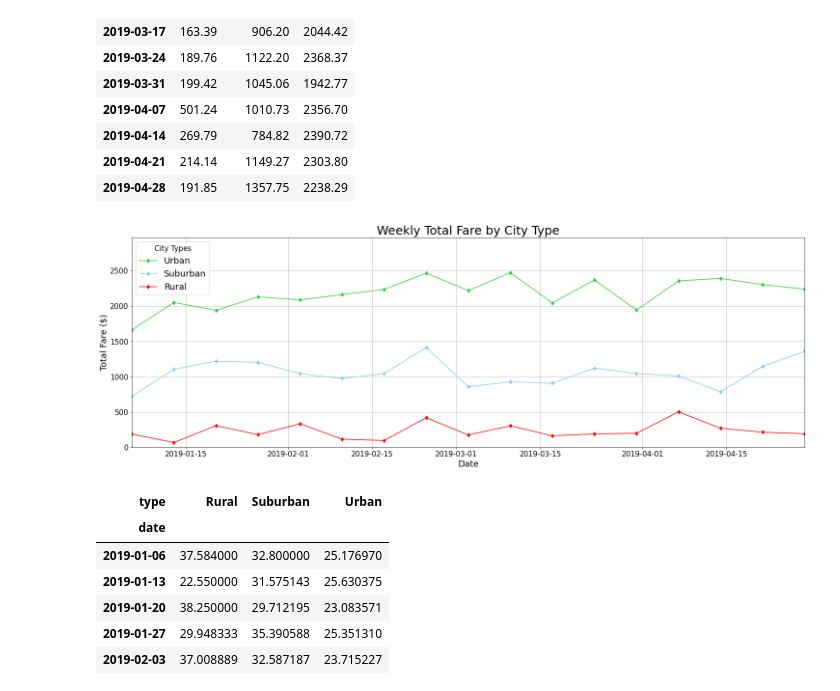
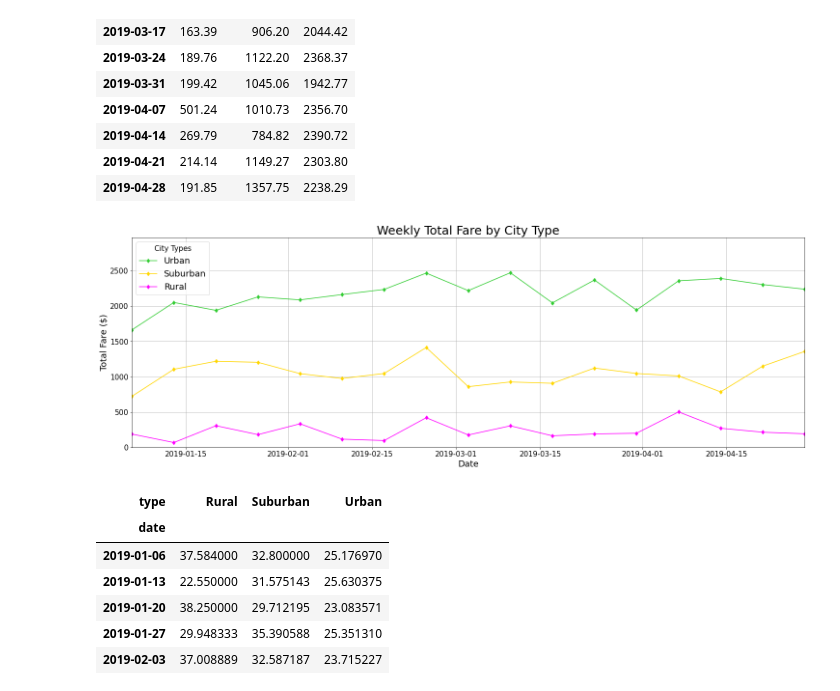
Before and after one commit to Bag0niku/PyBer_Analysis, a Jupyter notebook: Pyber_Challenge.ipynb, the cells around one changed output. Cells and saved outputs as stored; diff of their text form; code cells hidden in the pictures.

```diff
--- a/Pyber_Challenge.ipynb
+++ b/Pyber_Challenge.ipynb
@@ -304,20 +304,20 @@ total_fare_by_datetime
 # %%
 # plot the city types on a line graph
 fig7, ax7, = plt.subplots(figsize=(25,8))
 ax7.plot(total_fare_by_datetime.index, total_fare_by_datetime['Urban'], color='limegreen', marker='d', label='Urban')
-ax7.plot(total_fare_by_datetime.index, total_fare_by_datetime['Suburban'], color='skyblue', marker='d', label='Suburban')
-ax7.plot(total_fare_by_datetime.index, total_fare_by_datetime['Rural'], color='red', marker='d', label='Rural')
+ax7.plot(total_fare_by_datetime.index, total_fare_by_datetime['Suburban'], color='gold', marker='d', label='Suburban')
+ax7.plot(total_fare_by_datetime.index, total_fare_by_datetime['Rural'], color='magenta', marker='d', label='Rural')
 ax7.set_xlabel('Date', fontsize='18')
 ax7.set_ylabel('Total Fare ($)', fontsize='18')
 ax7.set_title('Weekly Total Fare by City Type', fontsize='25')
 ax7.set_ylim(0, max(total_fare_by_datetime['Urban'])+500)
 ax7.set_xlim(min(total_fare_by_datetime.index), max(total_fare_by_datetime.index))
 ax7.legend(title="City Types", fontsize='18', mode='expanded', loc='best')
 ax7.grid(True)
 png7 = os.path.join('Analysis', 'Weekly_Total_Fare_by_City.png')
 fig7.savefig(png7, transparent=False, facecolor='w')
 # %% [output]
-[figure, old version]
+[figure, new version]
 # %%
 # sort the Fare for the city type with an index of date
 average_fare_by_datetime = all_data[all_data['date'].dt.month<5].groupby(['type','date']).mean()[['fare']].reset_index().pivot(index='date', columns='type', values='fare')
```
Also changed, not shown: parts of 3 cells of this notebook, 4 other files.
